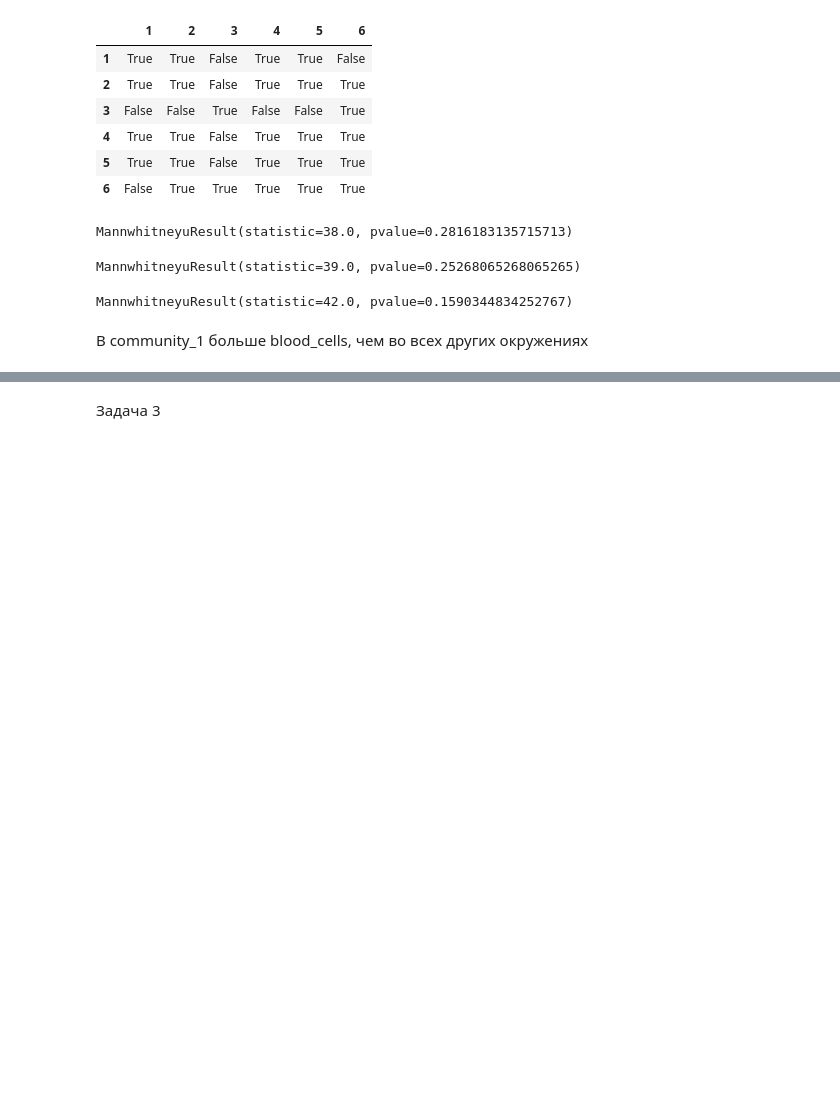
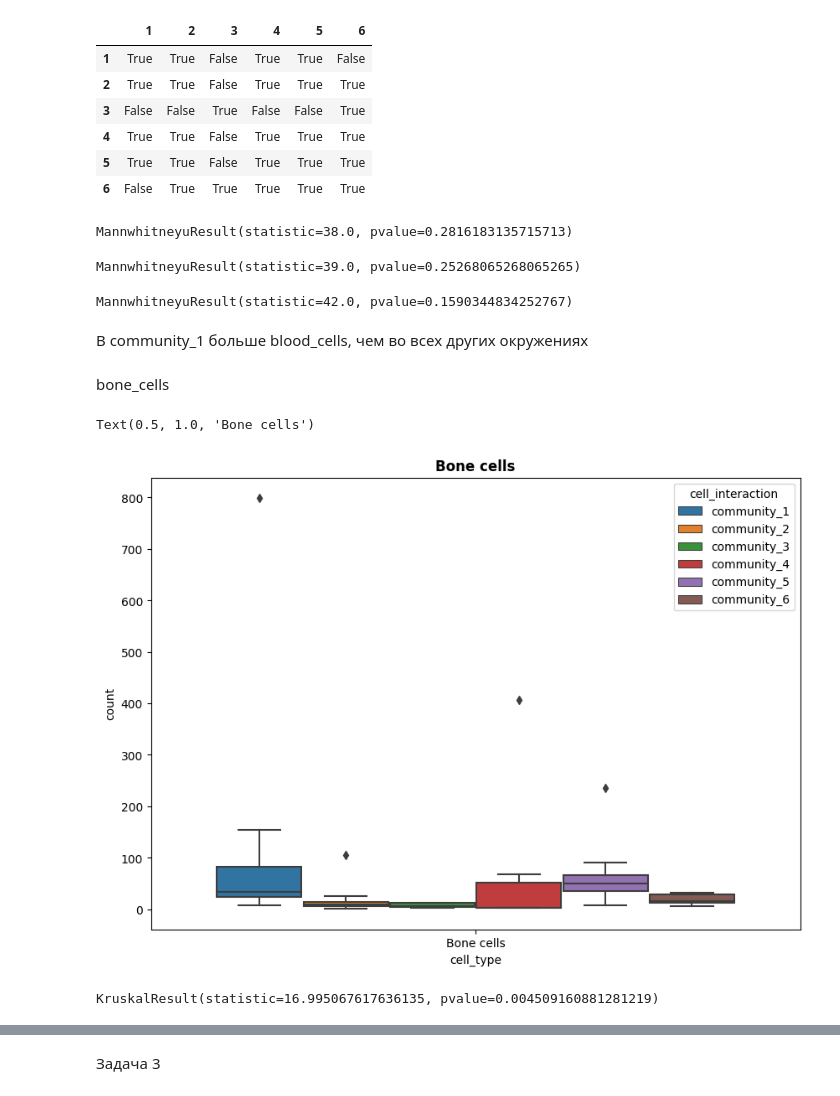
Before and after one commit to MarinaGrad/SF-data-science22, a Jupyter notebook: homework/Community_ dataset/HW4_MG.ipynb, the cells around one changed output, grey strips where cells are left out. Drawn from its saved outputs; the diff is of its cells as text; code cells hidden in the pictures; blank space fills up the shorter version.

```diff
--- a/homework/Community_ dataset/HW4_MG.ipynb
+++ b/homework/Community_ dataset/HW4_MG.ipynb
@@ -368,3 +367,27 @@ stats.mannwhitneyu(x=blood_cells[blood_cells['cell_interaction'] == 'community_1
 MannwhitneyuResult(statistic=42.0, pvalue=0.1590344834252767)
 # %% [markdown]
 В community_1 больше blood_cells, чем во всех других окружениях
+# %% [markdown]
+bone_cells
+# %%
+bone_cells = df_interaction[df_interaction['cell_type'] == 'Bone cells']
+bone_cells
+# %%
+fig, ax = plt.subplots()
+fig.set_size_inches(10,7)
+
+sns.boxplot(x=bone_cells['cell_type'], y=bone_cells['count'], hue = bone_cells['cell_interaction'])
+ax.set_title('Bone cells', fontweight='bold')
+# %% [output]
+Text(0.5, 1.0, 'Bone cells')
+[figure, added]
+# %%
+stats.kruskal(bone_cells[bone_cells['cell_interaction'] == 'community_1']['count'],
+              bone_cells[bone_cells['cell_interaction'] == 'community_2']['count'],
+              bone_cells[bone_cells['cell_interaction'] == 'community_3']['count'],
+              bone_cells[bone_cells['cell_interaction'] == 'community_4']['count'],
+              bone_cells[bone_cells['cell_interaction'] == 'community_5']['count'],
+              bone_cells[bone_cells['cell_interaction'] == 'community_6']['count']
+                )
+# %% [output]
+KruskalResult(statistic=16.995067617636135, pvalue=0.004509160881281219)
```
Also changed, not shown: parts of 64 cells of this notebook.
